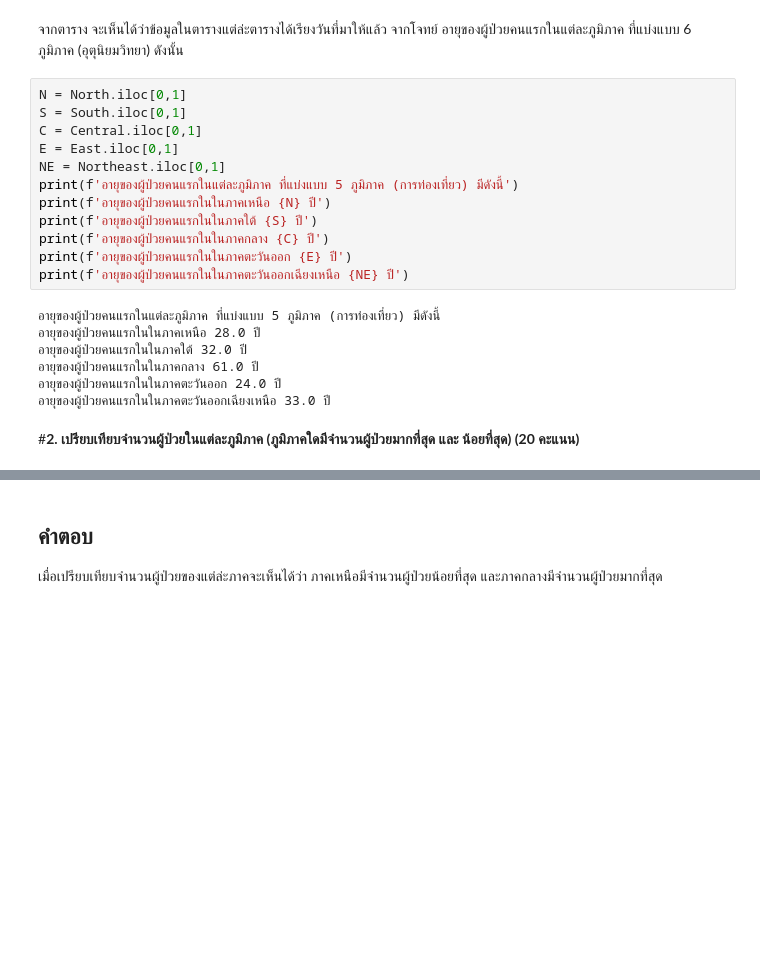
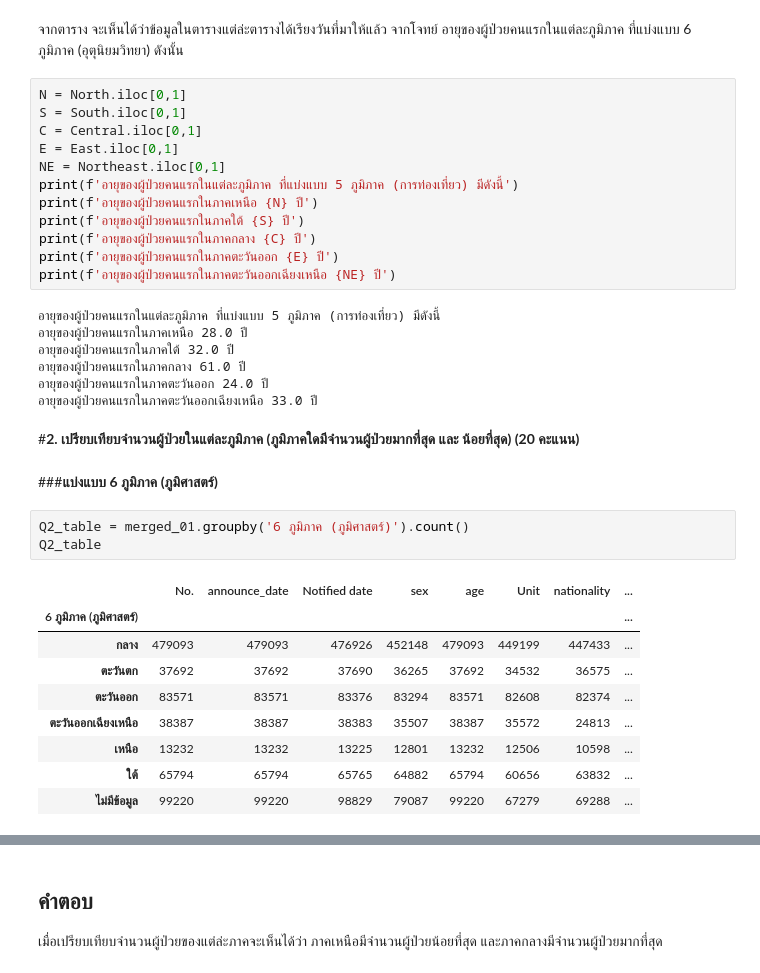
Before and after one commit to khanittha-phusopha/data_viz_2022, a Jupyter notebook: BasicPython&DataViz_midterm2022.ipynb, the cells around one changed output, grey strips where cells are left out. Drawn from its saved outputs; the diff is of its cells as text; blank space fills up the shorter version.

```diff
--- a/BasicPython&DataViz_midterm2022.ipynb
+++ b/BasicPython&DataViz_midterm2022.ipynb
@@ -911,17 +911,32 @@ C = Central.iloc[0,1]
 E = East.iloc[0,1]
 NE = Northeast.iloc[0,1]
 print(f'อายุของผู้ป่วยคนแรกในแต่ละภูมิภาค ที่แบ่งแบบ 5 ภูมิภาค (การท่องเที่ยว) มีดังนี้')
-print(f'อายุของผู้ป่วยคนแรกในในภาคเหนือ {N} ปี')
-print(f'อายุของผู้ป่วยคนแรกในในภาคใต้ {S} ปี')
-print(f'อายุของผู้ป่วยคนแรกในในภาคกลาง {C} ปี')
-print(f'อายุของผู้ป่วยคนแรกในในภาคตะวันออก {E} ปี')
-print(f'อายุของผู้ป่วยคนแรกในในภาคตะวันออกเฉียงเหนือ {NE} ปี')
+print(f'อายุของผู้ป่วยคนแรกในภาคเหนือ {N} ปี')
+print(f'อายุของผู้ป่วยคนแรกในภาคใต้ {S} ปี')
+print(f'อายุของผู้ป่วยคนแรกในภาคกลาง {C} ปี')
+print(f'อายุของผู้ป่วยคนแรกในภาคตะวันออก {E} ปี')
+print(f'อายุของผู้ป่วยคนแรกในภาคตะวันออกเฉียงเหนือ {NE} ปี')
 # %% [output]
 อายุของผู้ป่วยคนแรกในแต่ละภูมิภาค ที่แบ่งแบบ 5 ภูมิภาค (การท่องเที่ยว) มีดังนี้
-อายุของผู้ป่วยคนแรกในในภาคเหนือ 28.0 ปี
-อายุของผู้ป่วยคนแรกในในภาคใต้ 32.0 ปี
-อายุของผู้ป่วยคนแรกในในภาคกลาง 61.0 ปี
-อายุของผู้ป่วยคนแรกในในภาคตะวันออก 24.0 ปี
-อายุของผู้ป่วยคนแรกในในภาคตะวันออกเฉียงเหนือ 33.0 ปี
+อายุของผู้ป่วยคนแรกในภาคเหนือ 28.0 ปี
+อายุของผู้ป่วยคนแรกในภาคใต้ 32.0 ปี
+อายุของผู้ป่วยคนแรกในภาคกลาง 61.0 ปี
+อายุของผู้ป่วยคนแรกในภาคตะวันออก 24.0 ปี
+อายุของผู้ป่วยคนแรกในภาคตะวันออกเฉียงเหนือ 33.0 ปี
 # %% [markdown]
 #**2. เปรียบเทียบจำนวนผู้ป่วยในแต่ละภูมิภาค (ภูมิภาคใดมีจำนวนผู้ป่วยมากที่สุด และ น้อยที่สุด) (20 คะแนน)**
+# %% [markdown]
+###**แบ่งแบบ 6 ภูมิภาค (ภูมิศาสตร์)**
+# %%
+Q2_table = merged_01.groupby('6 ภูมิภาค (ภูมิศาสตร์)').count()
+Q2_table
+# %% [output]
+|  | No. | announce_date | Notified date | sex | age | Unit | nationality | ... |
+| 6 ภูมิภาค (ภูมิศาสตร์) |  |  |  |  |  |  |  | ... |
+| กลาง | 479093 | 479093 | 476926 | 452148 | 479093 | 449199 | 447433 | ... |
+| ตะวันตก | 37692 | 37692 | 37690 | 36265 | 37692 | 34532 | 36575 | ... |
+| ตะวันออก | 83571 | 83571 | 83376 | 83294 | 83571 | 82608 | 82374 | ... |
+| ตะวันออกเฉียงเหนือ | 38387 | 38387 | 38383 | 35507 | 38387 | 35572 | 24813 | ... |
+| เหนือ | 13232 | 13232 | 13225 | 12801 | 13232 | 12506 | 10598 | ... |
+| ใต้ | 65794 | 65794 | 65765 | 64882 | 65794 | 60656 | 63832 | ... |
+| ไม่มีข้อมูล | 99220 | 99220 | 98829 | 79087 | 99220 | 67279 | 69288 | ... |
```
Also changed, not shown: parts of 166 cells of this notebook.
